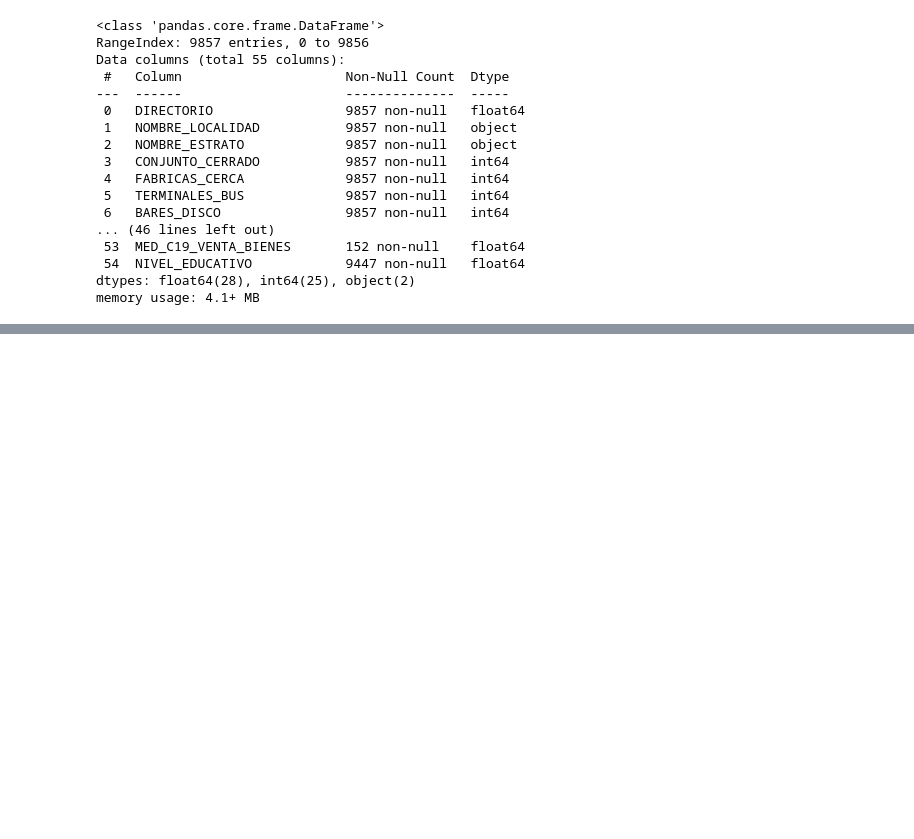
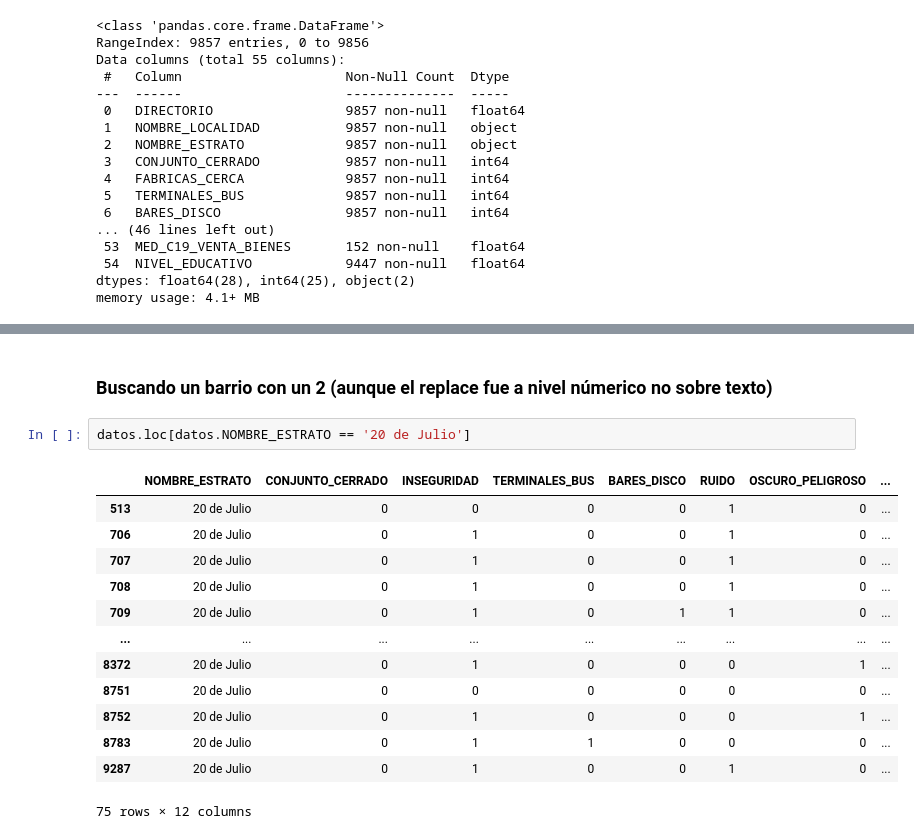
Before and after one commit to doguedogue/pythonic-colab, a Jupyter notebook: rva_dane.ipynb, the cells around one changed output, grey strips where cells are left out. Cells and saved outputs as stored; diff of their text form; blank space fills up the shorter version.

```diff
--- a/rva_dane.ipynb
+++ b/rva_dane.ipynb
@@ -210,0 +242,18 @@ memory usage: 4.1+ MB
+# %% [markdown]
+### Buscando un barrio con un 2 (aunque el replace fue a nivel númerico no sobre texto)
+# %%
+datos.loc[datos.NOMBRE_ESTRATO == '20 de Julio']
+# %% [output]
+|  | NOMBRE_ESTRATO | CONJUNTO_CERRADO | INSEGURIDAD | TERMINALES_BUS | BARES_DISCO | RUIDO | OSCURO_PELIGROSO | ... |
+| 513 | 20 de Julio | 0 | 0 | 0 | 0 | 1 | 0 | ... |
+| 706 | 20 de Julio | 0 | 1 | 0 | 0 | 1 | 0 | ... |
+| 707 | 20 de Julio | 0 | 1 | 0 | 0 | 1 | 0 | ... |
+| 708 | 20 de Julio | 0 | 1 | 0 | 0 | 1 | 0 | ... |
+| 709 | 20 de Julio | 0 | 1 | 0 | 1 | 1 | 0 | ... |
+| ... | ... | ... | ... | ... | ... | ... | ... | ... |
+| 8372 | 20 de Julio | 0 | 1 | 0 | 0 | 0 | 1 | ... |
+| 8751 | 20 de Julio | 0 | 0 | 0 | 0 | 0 | 0 | ... |
+| 8752 | 20 de Julio | 0 | 1 | 0 | 0 | 0 | 1 | ... |
+| 8783 | 20 de Julio | 0 | 1 | 1 | 0 | 0 | 0 | ... |
+| 9287 | 20 de Julio | 0 | 1 | 0 | 0 | 1 | 0 | ... |
+75 rows × 12 columns
```
Also changed, not shown: parts of 4 cells of this notebook.
